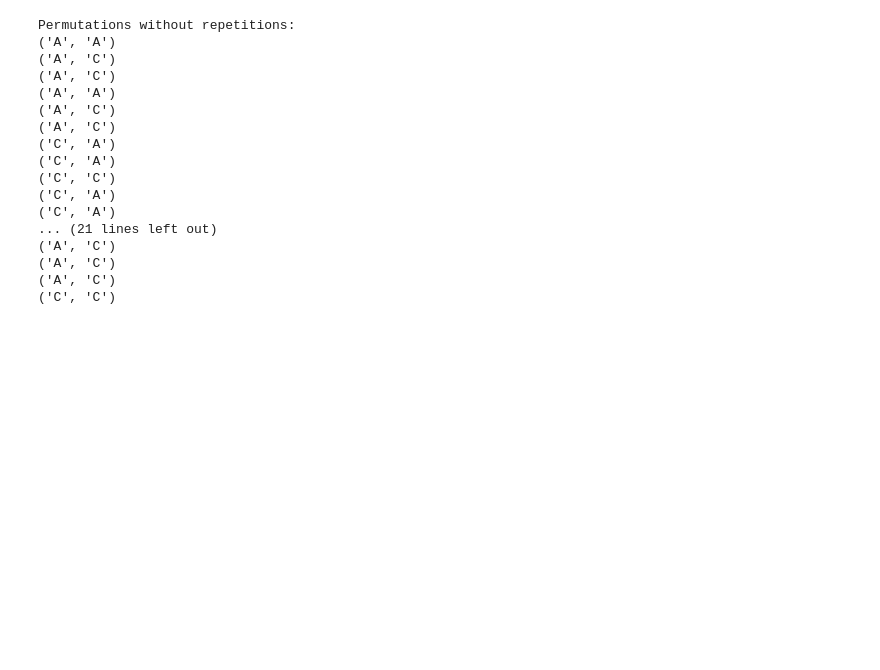
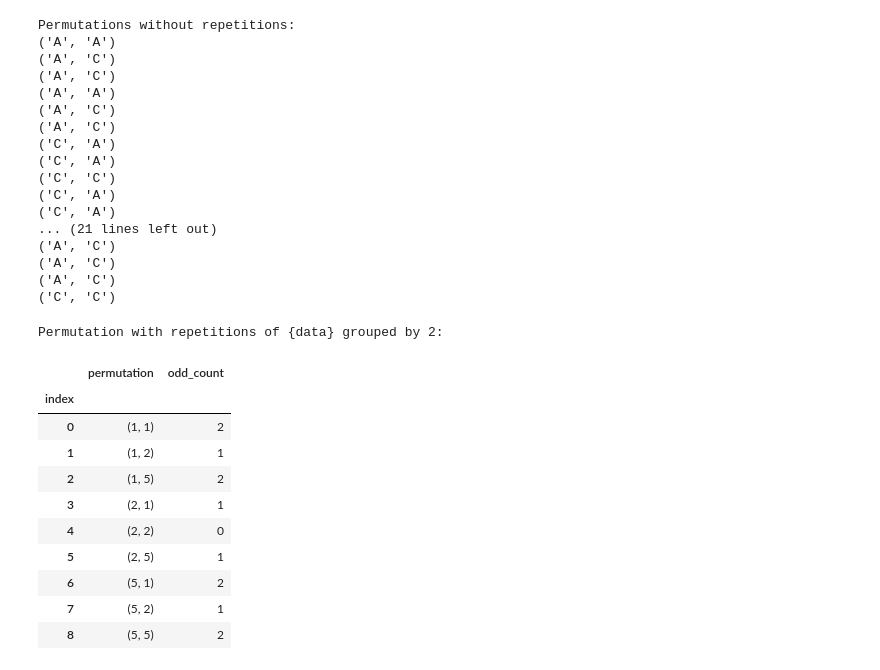
Before and after one commit to DaniCh-Coder/Python-Notes, a Jupyter notebook: ps stats/Prob-Count-Simulation/count-perm-comb-itertools.ipynb, the cells around one changed output. Cells and saved outputs as stored; diff of their text form; code cells hidden in the pictures; blank space fills up the shorter version.

```diff
--- a/ps stats/Prob-Count-Simulation/count-perm-comb-itertools.ipynb
+++ b/ps stats/Prob-Count-Simulation/count-perm-comb-itertools.ipynb
@@ -204,3 +204,41 @@ Permutations without repetitions:
 ('A', 'C')
 ('A', 'C')
 ('C', 'C')
+# %%
+import pandas as pd
+# Create permutations of elements in data (ej 1, 2, 5) grouped by 2
+# It also counts how many odd element are in each permutation.
+# After, it print each permutation adding the number of odds in each tuple
+# Permutations are with repetitions or replacement
+
+# data
+data=[1,2,5]
+print("Permutation with repetitions of {data} grouped by 2:")
+
+# Create permutation with replacement
+permutationwrepeat = itertools.product(data, repeat=2)
+
+rows= []
+# Print each permutation whith replacement and the quantity of odds
+for i, permutation in enumerate(permutationwrepeat):
+    impares = sum(num % 2 != 0 for num in permutation)
+    rows.append({'index': i, 'permutation': permutation, 'odd_count': impares})
+
+# Create DataFrame
+df = pd.DataFrame(rows, columns=['index', 'permutation', 'odd_count'])
+df.set_index('index', inplace=True)
+# df.reset_index(inplace=True)
+df
+# %% [output]
+Permutation with repetitions of {data} grouped by 2:
+|  | permutation | odd_count |
+| index |  |  |
+| 0 | (1, 1) | 2 |
+| 1 | (1, 2) | 1 |
+| 2 | (1, 5) | 2 |
+| 3 | (2, 1) | 1 |
+| 4 | (2, 2) | 0 |
+| 5 | (2, 5) | 1 |
+| 6 | (5, 1) | 2 |
+| 7 | (5, 2) | 1 |
+| 8 | (5, 5) | 2 |
```
Also changed, not shown: parts of 1 cell of this notebook, 2 other files.
